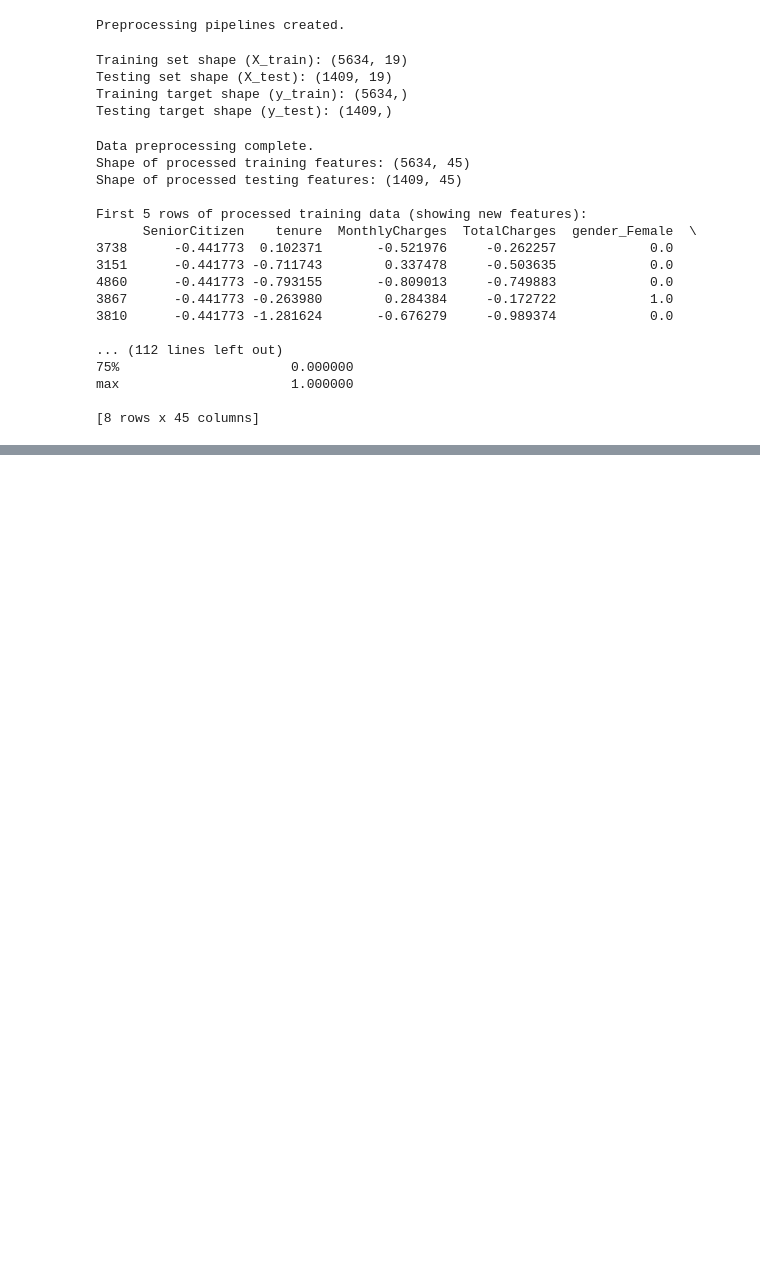
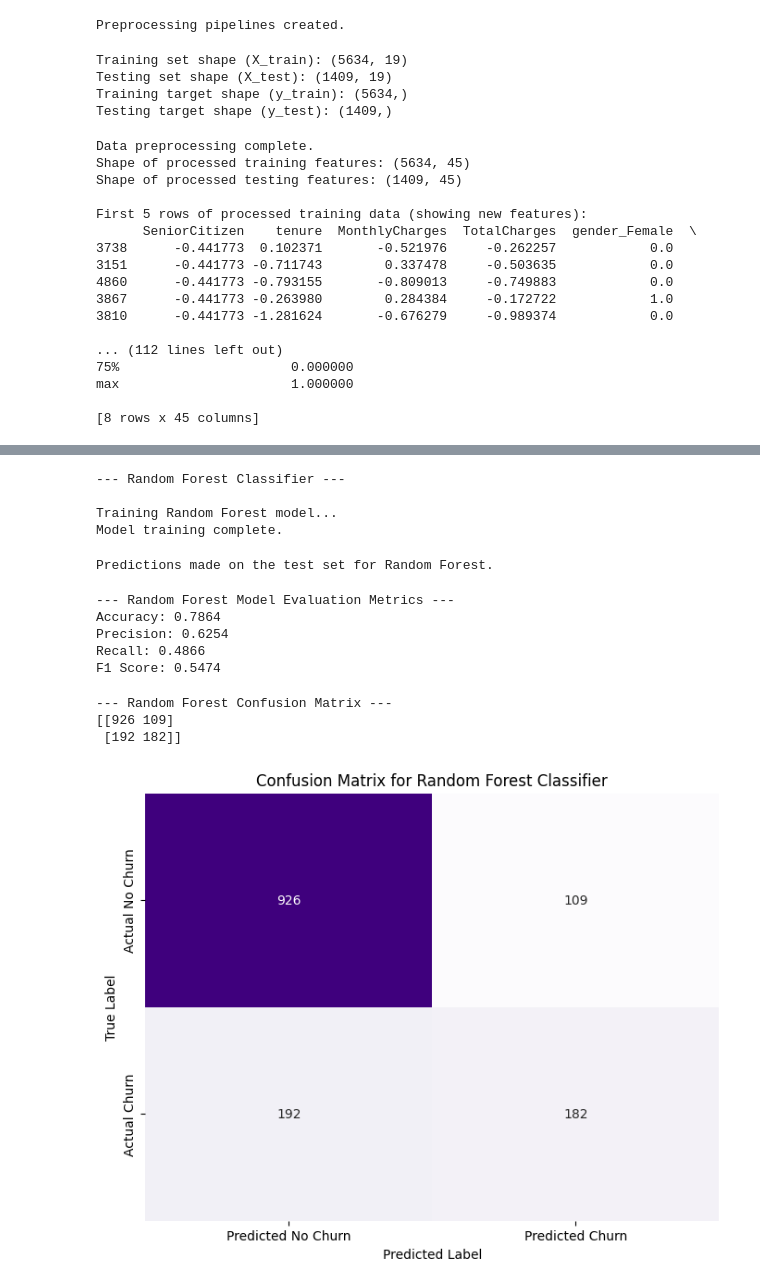
Before and after one commit to lorettayong/Customer-Churn-Prediction, a Jupyter notebook: churn_prediction.ipynb, the cells around one changed output, grey strips where cells are left out. Saved outputs shown, nothing was run; the diff lists cells and outputs as text; code cells hidden in the pictures; blank space fills up the shorter version.

```diff
--- a/churn_prediction.ipynb
+++ b/churn_prediction.ipynb
@@ -348,0 +521,66 @@ max                      1.000000
+# %%
+print("\n--- Random Forest Classifier ---")
+
+# 1. Initialise and Train the Decision Tree Model
+# Random Forest is an ensemble method that builds multiple decision trees and merges predictions to get a more accurate
+# and stable prediction. It generally performs better than a single decision tree and is less prone to overfitting.
+# n_estimators: Number of trees in the forest.
+# random_state ensures reproducibility of the model's internal randomness, if any.
+
+model_rf = RandomForestClassifier(n_estimators=100, random_state=42)
+
+print("\nTraining Random Forest model...")
+model_rf.fit(X_train_processed_df, y_train)
+print("Model training complete.")
+# %% [output]
+--- Random Forest Classifier ---
+
+Training Random Forest model...
+Model training complete.
+# %%
+# 2. Make Predictions on the Test Set
+y_pred_rf = model_rf.predict(X_test_processed_df)
+print("Predictions made on the test set for Random Forest.")
+# %% [output]
+Predictions made on the test set for Random Forest.
+# %%
+# 3. Evaluate Random Forest Model Performance
+print("\n--- Random Forest Model Evaluation Metrics ---")
+
+accuracy_rf = accuracy_score(y_test, y_pred_rf)
+print(f"Accuracy: {accuracy_rf:.4f}")
+
+precision_rf = precision_score(y_test, y_pred_rf)
+print(f"Precision: {precision_rf:.4f}")
+
+recall_rf = recall_score(y_test, y_pred_rf)
+print(f"Recall: {recall_rf:.4f}")
+
+f1_rf = f1_score(y_test, y_pred_rf)
+print(f"F1 Score: {f1_rf:.4f}")
+# %% [output]
+--- Random Forest Model Evaluation Metrics ---
+Accuracy: 0.7864
+Precision: 0.6254
+Recall: 0.4866
+F1 Score: 0.5474
+# %%
+# 4. Visualise the Confusion Matrix for Random Forest
+cm_rf = confusion_matrix(y_test, y_pred_rf)
+
+print("\n--- Random Forest Confusion Matrix ---")
+print(cm_rf)
+
+plt.figure(figsize=(8, 6))
+sns.heatmap(cm_rf, annot=True, fmt='d', cmap='Purples', cbar=False,
+            xticklabels=['Predicted No Churn', 'Predicted Churn'],
+            yticklabels=['Actual No Churn', 'Actual Churn'])
+plt.xlabel('Predicted Label')
+plt.ylabel('True Label')
+plt.title('Confusion Matrix for Random Forest Classifier')
+plt.show()
+# %% [output]
+--- Random Forest Confusion Matrix ---
+[[926 109]
+ [192 182]]
+[figure, added]
```
Also changed, not shown: parts of 10 cells of this notebook, 1 other file.
